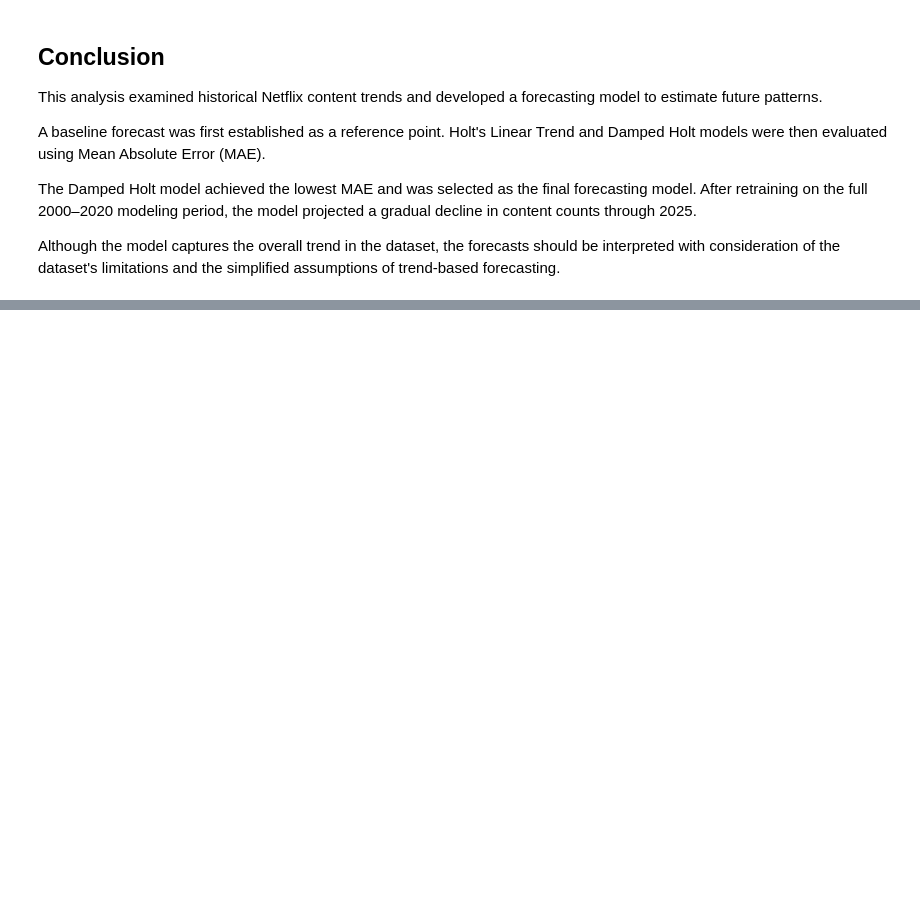
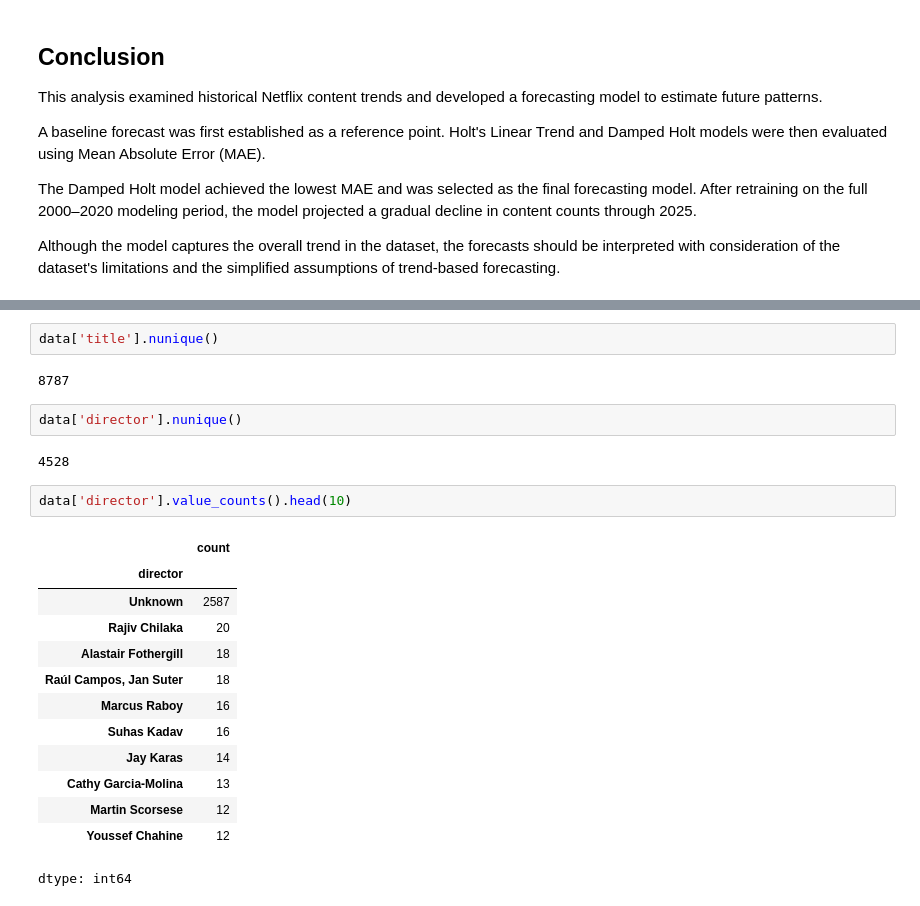
Before and after one commit to ahmedmamdouh111/Netflix-data-science-internship, a Jupyter notebook: Netflix_Data_Science_Internship.ipynb, the cells around one changed output, grey strips where cells are left out. Drawn from its saved outputs; the diff is of its cells as text; blank space fills up the shorter version.

```diff
--- a/Netflix_Data_Science_Internship.ipynb
+++ b/Netflix_Data_Science_Internship.ipynb
@@ -1620,0 +1654,24 @@ Although the model captures the overall trend in the dataset, the forecasts shou
+# %%
+data['title'].nunique()
+# %% [output]
+8787
+# %%
+data['director'].nunique()
+# %% [output]
+4528
+# %%
+data['director'].value_counts().head(10)
+# %% [output]
+|  | count |
+| director |  |
+| Unknown | 2587 |
+| Rajiv Chilaka | 20 |
+| Alastair Fothergill | 18 |
+| Raúl Campos, Jan Suter | 18 |
+| Marcus Raboy | 16 |
+| Suhas Kadav | 16 |
+| Jay Karas | 14 |
+| Cathy Garcia-Molina | 13 |
+| Martin Scorsese | 12 |
+| Youssef Chahine | 12 |
+dtype: int64
```
Also changed, not shown: parts of 31 cells of this notebook.
